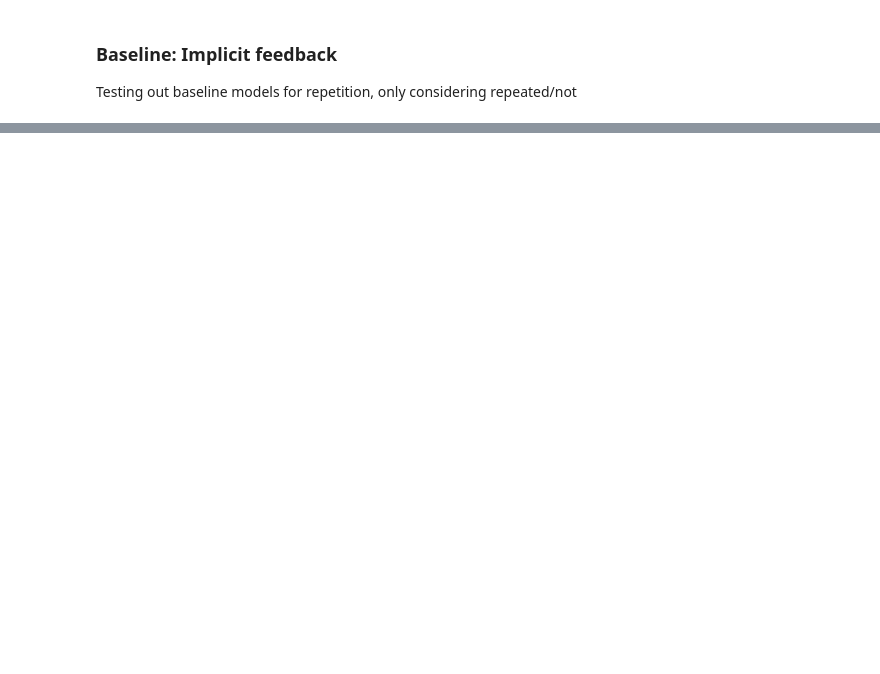
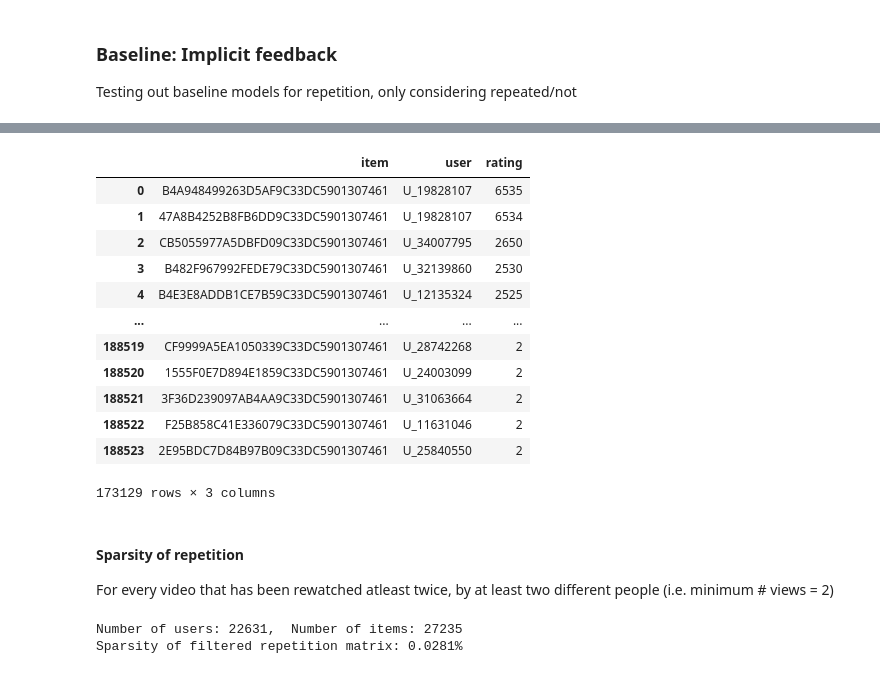
Before and after one commit to erlendoeien/fall-project, a Jupyter notebook: repetition_rs.ipynb, the cells around one changed output, grey strips where cells are left out. Drawn from its saved outputs; the diff is of its cells as text; code cells hidden in the pictures; blank space fills up the shorter version.

Commit message:
Add working initial repetition RS

```diff
--- a/repetition_rs.ipynb
+++ b/repetition_rs.ipynb
@@ -37,3 +125,35 @@ user_video_reconsumed#[user_video_reconsumed.index =="U_10232296"].dropna(axis=1
+# %%
+# Filter out users who have only repeated 1 video - need train and test for each user
+user_video_reconsumed_user_count = user_video_reconsumed.groupby("user")["rating"].count().reset_index()
+reconsumed_at_least_two_videos = user_video_reconsumed_user_count[user_video_reconsumed_user_count["rating"] > 1]
+user_video_reconsumed_filtered = user_video_reconsumed[user_video_reconsumed["user"].isin(reconsumed_at_least_two_videos["user"])]
+user_video_reconsumed_filtered
+# %% [output]
+|  | item | user | rating |
+| 0 | B4A948499263D5AF9C33DC5901307461 | U_19828107 | 6535 |
+| 1 | 47A8B4252B8FB6DD9C33DC5901307461 | U_19828107 | 6534 |
+| 2 | CB5055977A5DBFD09C33DC5901307461 | U_34007795 | 2650 |
+| 3 | B482F967992FEDE79C33DC5901307461 | U_32139860 | 2530 |
+| 4 | B4E3E8ADDB1CE7B59C33DC5901307461 | U_12135324 | 2525 |
+| ... | ... | ... | ... |
+| 188519 | CF9999A5EA1050339C33DC5901307461 | U_28742268 | 2 |
+| 188520 | 1555F0E7D894E1859C33DC5901307461 | U_24003099 | 2 |
+| 188521 | 3F36D239097AB4AA9C33DC5901307461 | U_31063664 | 2 |
+| 188522 | F25B858C41E336079C33DC5901307461 | U_11631046 | 2 |
+| 188523 | 2E95BDC7D84B97B09C33DC5901307461 | U_25840550 | 2 |
+173129 rows × 3 columns
+# %% [markdown]
+#### Sparsity of repetition
+For every video that has been rewatched atleast twice, by at least two different people (i.e. minimum # views = 2)
+# %%
+n_items, n_users = user_video_reconsumed_filtered["item"].unique().size, user_video_reconsumed_filtered["user"].unique().size
+n_items, n_users
+repetition_sparsity = user_video_reconsumed_filtered.shape[0] / (n_items * n_users)
+print(f"Number of users: {n_users},\t Number of items: {n_items}")
+print(f"Sparsity of filtered repetition matrix: {repetition_sparsity*100:.4f}%")
+# %% [output]
+Number of users: 22631,  Number of items: 27235
+Sparsity of filtered repetition matrix: 0.0281%
 # %%
 from lenskit import batch, topn, util
 from lenskit import crossfold as xf
```
Also changed, not shown: parts of 21 cells of this notebook.
